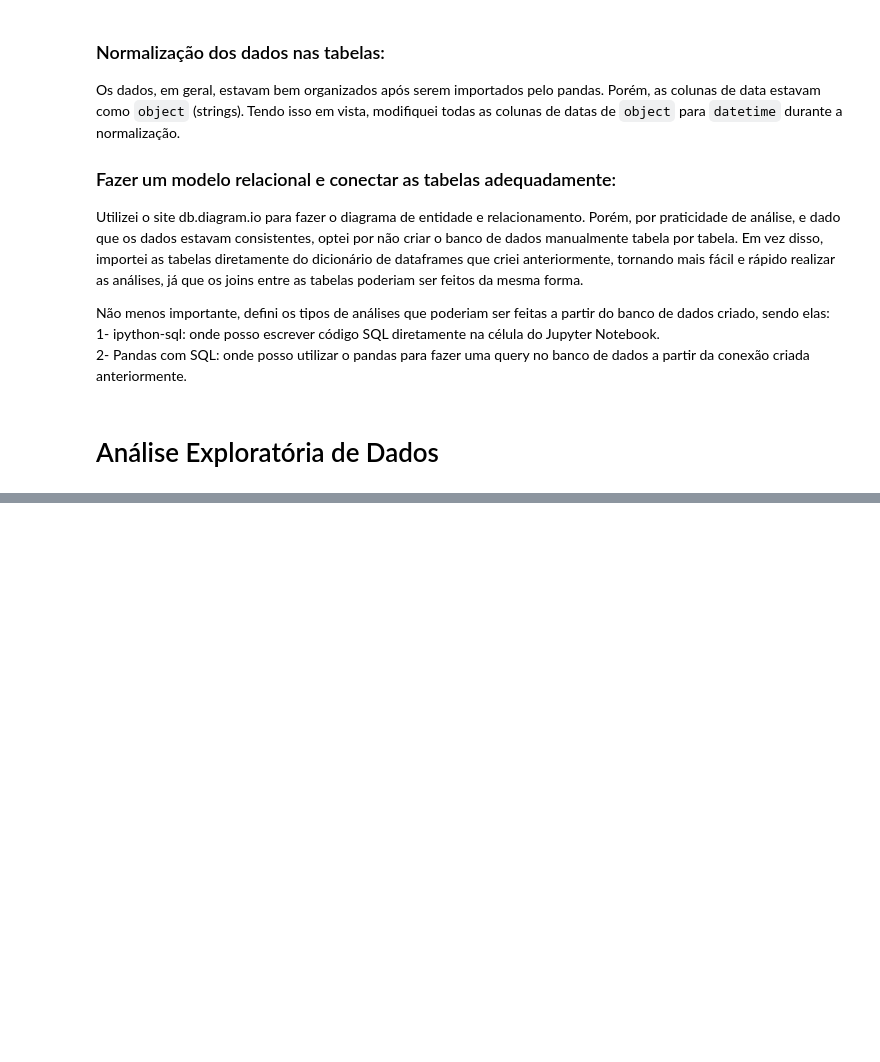
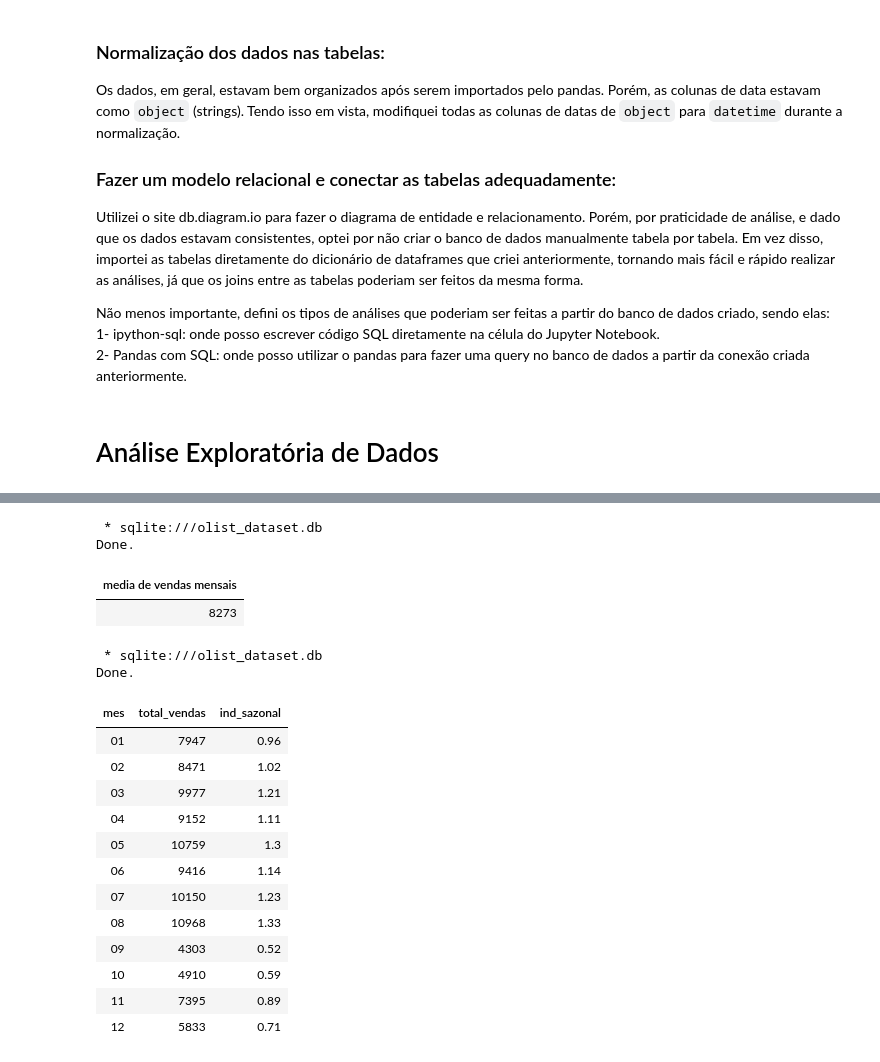
Before and after one commit to zVitor-Emanuel/Olist_Data_Analysis, a Jupyter notebook: case.ipynb, the cells around one changed output, grey strips where cells are left out. Saved outputs shown, nothing was run; the diff lists cells and outputs as text; code cells hidden in the pictures; blank space fills up the shorter version.

```diff
--- a/case.ipynb
+++ b/case.ipynb
@@ -613,0 +648,53 @@ Não menos importante, defini os tipos de análises que poderiam ser feitas a pa
+# %%
+%%sql
+SELECT
+    (count(*))/ 12 as "media de vendas mensais"
+FROM olist_orders_dataset
+# %% [output]
+ * sqlite:///olist_dataset.db
+Done.
+| media de vendas mensais |
+| 8273 |
+# %%
+%%sql
+
+WITH vendas_por_mes as(
+    SELECT
+        strftime('%m', order_approved_at) as mes,
+        count(*) as total_vendas
+    FROM
+        olist_orders_dataset
+    GROUP BY
+        mes
+),
+media_geral as (
+    SELECT
+        avg(total_vendas) as media_mensal
+    FROM
+        vendas_por_mes
+)
+SELECT
+    v.mes,
+    v.total_vendas,
+    Round(v.total_vendas / m.media_mensal, 2) as ind_sazonal
+FROM
+    vendas_por_mes as v,
+    media_geral as m
+ORDER BY
+    v.mes
+# %% [output]
+ * sqlite:///olist_dataset.db
+Done.
+| mes | total_vendas | ind_sazonal |
+| 01 | 7947 | 0.96 |
+| 02 | 8471 | 1.02 |
+| 03 | 9977 | 1.21 |
+| 04 | 9152 | 1.11 |
+| 05 | 10759 | 1.3 |
+| 06 | 9416 | 1.14 |
+| 07 | 10150 | 1.23 |
+| 08 | 10968 | 1.33 |
+| 09 | 4303 | 0.52 |
+| 10 | 4910 | 0.59 |
+| 11 | 7395 | 0.89 |
+| 12 | 5833 | 0.71 |
```
Also changed, not shown: parts of 15 cells of this notebook, 1 other file.
